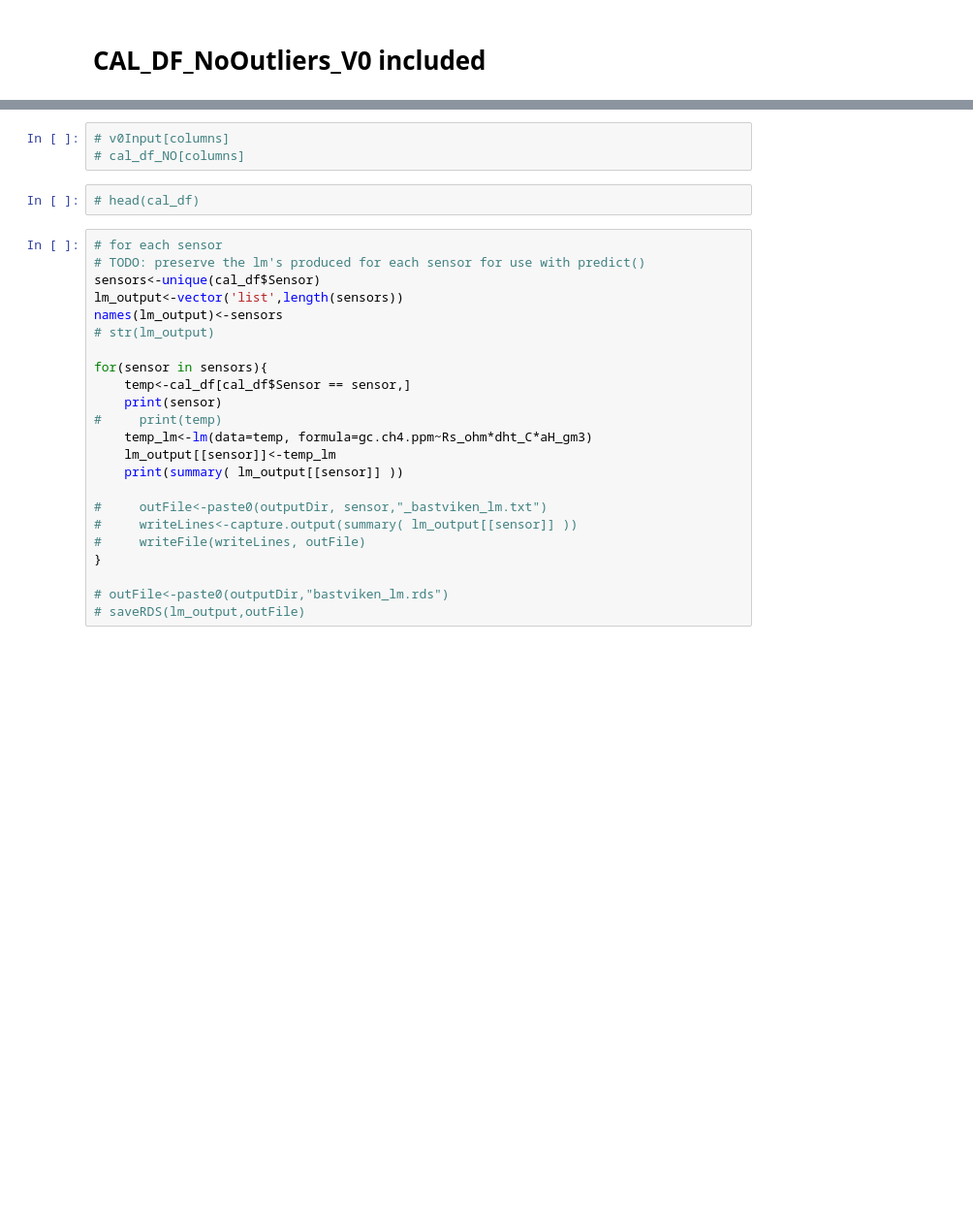
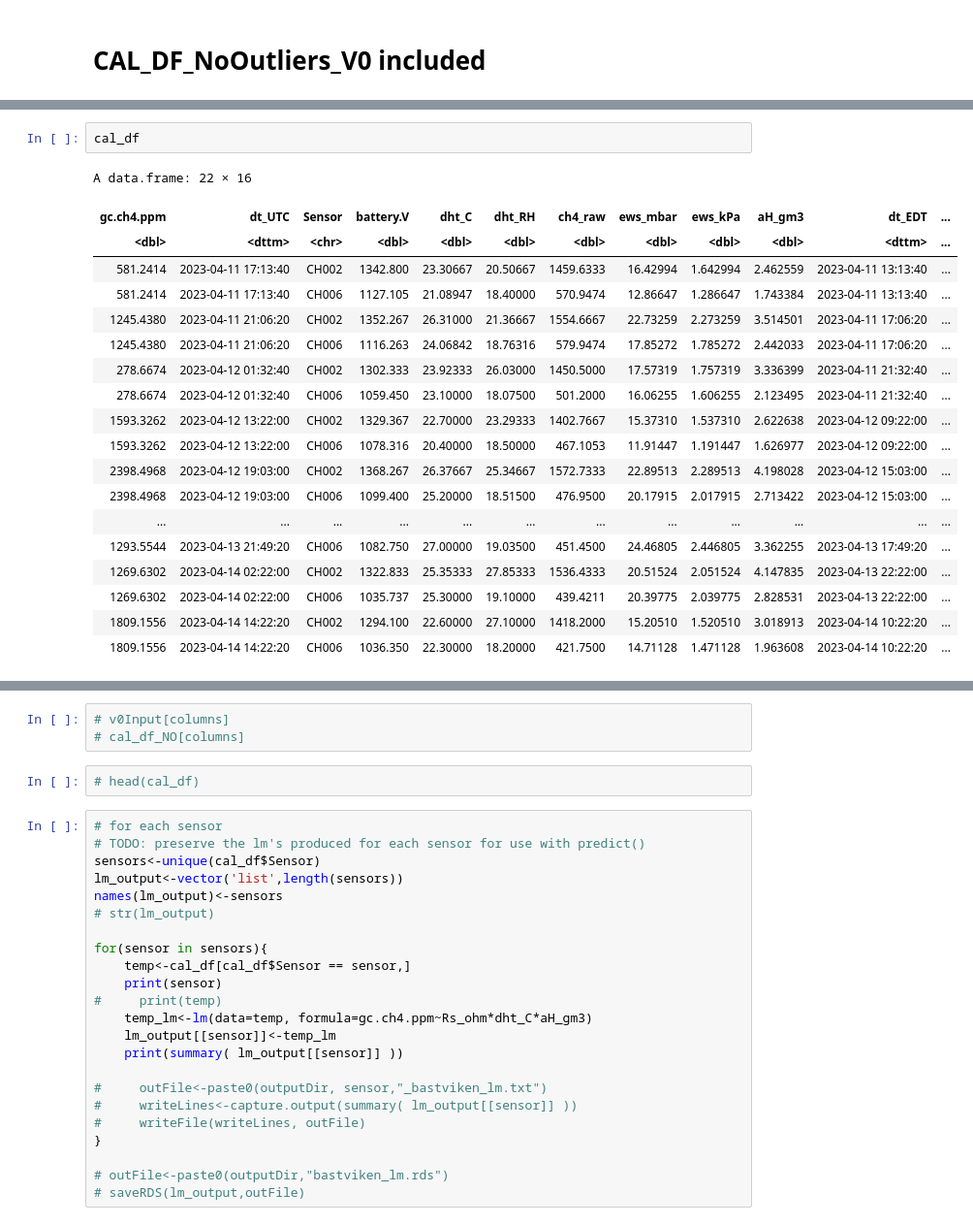
Before and after one commit to rrivirr/SensorDataProcessing, a Jupyter notebook: rriv_methane/methane_calibration_field.ipynb, the cells around one changed output, grey strips where cells are left out. Shown at 97% size. Saved outputs shown, nothing was run; the diff lists cells and outputs as text; blank space fills up the shorter version.

```diff
--- a/rriv_methane/methane_calibration_field.ipynb
+++ b/rriv_methane/methane_calibration_field.ipynb
@@ -901,3 +960,25 @@ A data.frame: 6 × 25
+# %%
+cal_df
+# %% [output]
+A data.frame: 22 × 16
+| gc.ch4.ppm | dt_UTC | Sensor | battery.V | dht_C | dht_RH | ch4_raw | ews_mbar | ews_kPa | aH_gm3 | dt_EDT | ... |
+| <dbl> | <dttm> | <chr> | <dbl> | <dbl> | <dbl> | <dbl> | <dbl> | <dbl> | <dbl> | <dttm> | ... |
+| 581.2414 | 2023-04-11 17:13:40 | CH002 | 1342.800 | 23.30667 | 20.50667 | 1459.6333 | 16.42994 | 1.642994 | 2.462559 | 2023-04-11 13:13:40 | ... |
+| 581.2414 | 2023-04-11 17:13:40 | CH006 | 1127.105 | 21.08947 | 18.40000 | 570.9474 | 12.86647 | 1.286647 | 1.743384 | 2023-04-11 13:13:40 | ... |
+| 1245.4380 | 2023-04-11 21:06:20 | CH002 | 1352.267 | 26.31000 | 21.36667 | 1554.6667 | 22.73259 | 2.273259 | 3.514501 | 2023-04-11 17:06:20 | ... |
+| 1245.4380 | 2023-04-11 21:06:20 | CH006 | 1116.263 | 24.06842 | 18.76316 | 579.9474 | 17.85272 | 1.785272 | 2.442033 | 2023-04-11 17:06:20 | ... |
+| 278.6674 | 2023-04-12 01:32:40 | CH002 | 1302.333 | 23.92333 | 26.03000 | 1450.5000 | 17.57319 | 1.757319 | 3.336399 | 2023-04-11 21:32:40 | ... |
+| 278.6674 | 2023-04-12 01:32:40 | CH006 | 1059.450 | 23.10000 | 18.07500 | 501.2000 | 16.06255 | 1.606255 | 2.123495 | 2023-04-11 21:32:40 | ... |
+| 1593.3262 | 2023-04-12 13:22:00 | CH002 | 1329.367 | 22.70000 | 23.29333 | 1402.7667 | 15.37310 | 1.537310 | 2.622638 | 2023-04-12 09:22:00 | ... |
+| 1593.3262 | 2023-04-12 13:22:00 | CH006 | 1078.316 | 20.40000 | 18.50000 | 467.1053 | 11.91447 | 1.191447 | 1.626977 | 2023-04-12 09:22:00 | ... |
+| 2398.4968 | 2023-04-12 19:03:00 | CH002 | 1368.267 | 26.37667 | 25.34667 | 1572.7333 | 22.89513 | 2.289513 | 4.198028 | 2023-04-12 15:03:00 | ... |
+| 2398.4968 | 2023-04-12 19:03:00 | CH006 | 1099.400 | 25.20000 | 18.51500 | 476.9500 | 20.17915 | 2.017915 | 2.713422 | 2023-04-12 15:03:00 | ... |
+| ... | ... | ... | ... | ... | ... | ... | ... | ... | ... | ... | ... |
+| 1293.5544 | 2023-04-13 21:49:20 | CH006 | 1082.750 | 27.00000 | 19.03500 | 451.4500 | 24.46805 | 2.446805 | 3.362255 | 2023-04-13 17:49:20 | ... |
+| 1269.6302 | 2023-04-14 02:22:00 | CH002 | 1322.833 | 25.35333 | 27.85333 | 1536.4333 | 20.51524 | 2.051524 | 4.147835 | 2023-04-13 22:22:00 | ... |
+| 1269.6302 | 2023-04-14 02:22:00 | CH006 | 1035.737 | 25.30000 | 19.10000 | 439.4211 | 20.39775 | 2.039775 | 2.828531 | 2023-04-13 22:22:00 | ... |
+| 1809.1556 | 2023-04-14 14:22:20 | CH002 | 1294.100 | 22.60000 | 27.10000 | 1418.2000 | 15.20510 | 1.520510 | 3.018913 | 2023-04-14 10:22:20 | ... |
+| 1809.1556 | 2023-04-14 14:22:20 | CH006 | 1036.350 | 22.30000 | 18.20000 | 421.7500 | 14.71128 | 1.471128 | 1.963608 | 2023-04-14 10:22:20 | ... |
 # %%
 # cal_df_NO_V0
 
```
Also changed, not shown: parts of 16 cells of this notebook, 3 other files.
